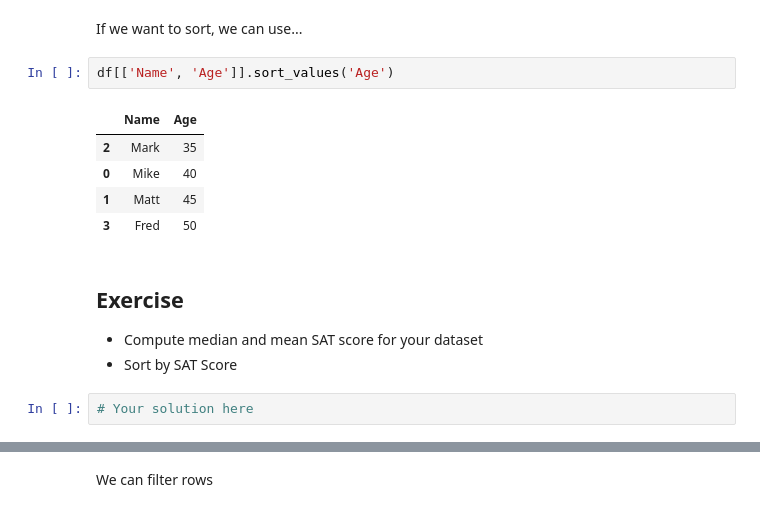
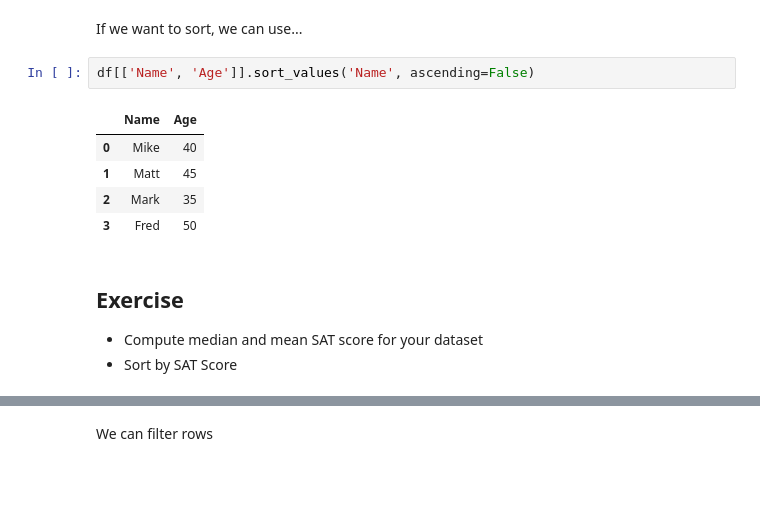
Before and after one commit to mikecorey/python101, a Jupyter notebook: Pandas_2.ipynb, the cells around one changed output, grey strips where cells are left out. Cells and saved outputs as stored; diff of their text form; blank space fills up the shorter version.

```diff
--- a/Pandas_2.ipynb
+++ b/Pandas_2.ipynb
@@ -142,16 +182,14 @@ df[['Age', 'Name']]
 # %% [markdown]
 If we want to sort, we can use...
 # %%
-df[['Name', 'Age']].sort_values('Age')
+df[['Name', 'Age']].sort_values('Name', ascending=False)
 # %% [output]
 |  | Name | Age |
-| 2 | Mark | 35 |
 | 0 | Mike | 40 |
 | 1 | Matt | 45 |
+| 2 | Mark | 35 |
 | 3 | Fred | 50 |
 # %% [markdown]
 ## Exercise
 - Compute median and mean SAT score for your dataset
 - Sort by SAT Score
-# %%
-# Your solution here
```
Also changed, not shown: parts of 17 cells of this notebook.
